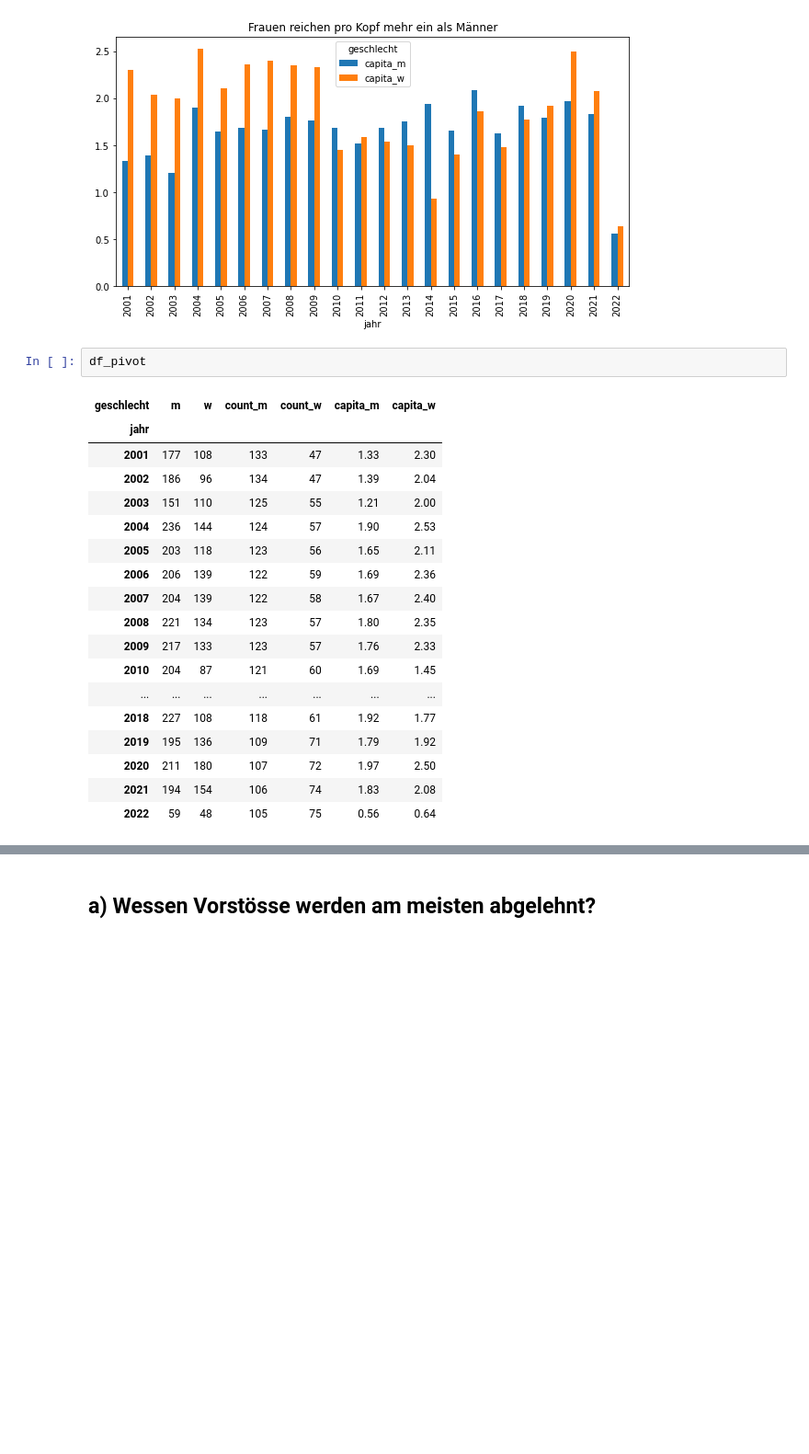
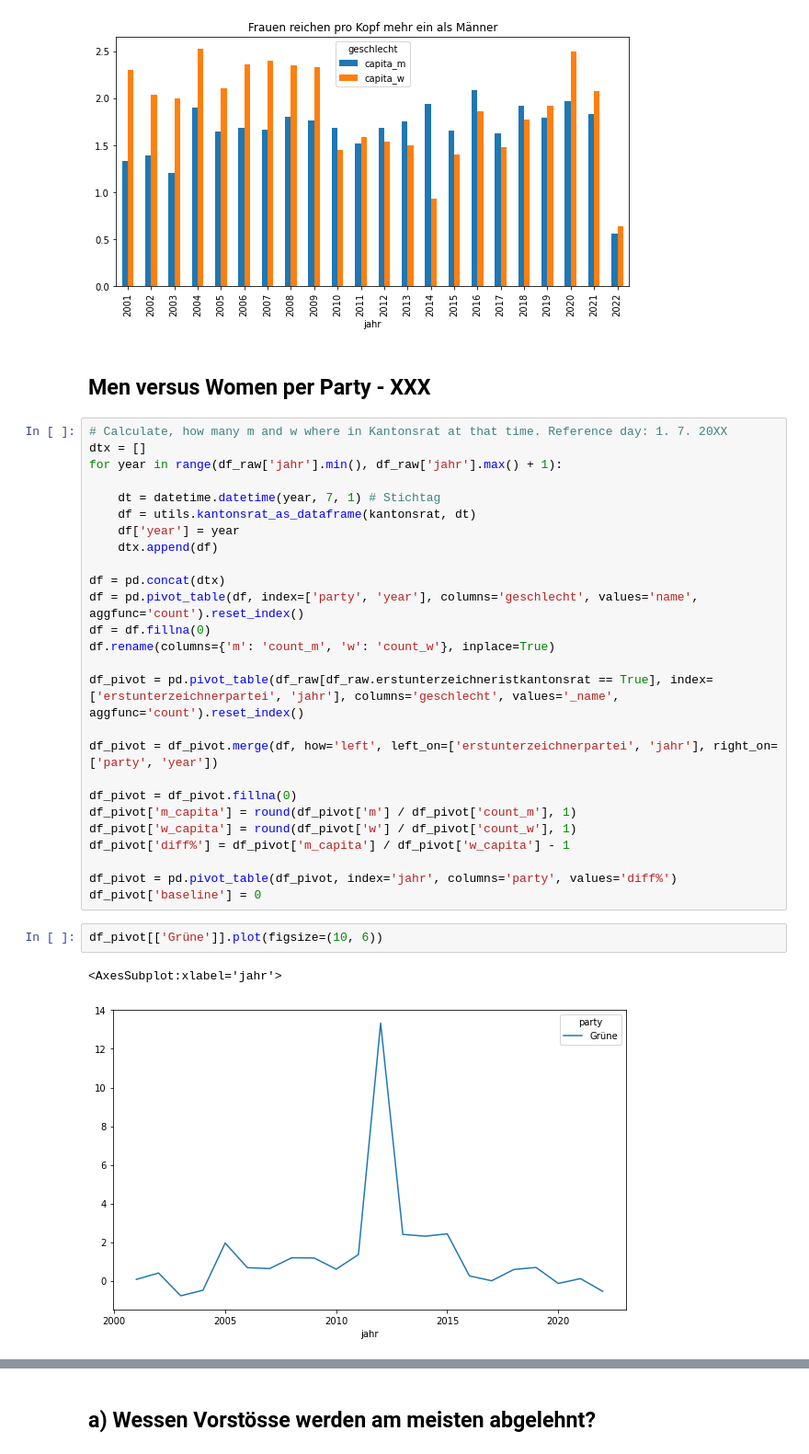
Before and after one commit to simonhuwiler/nzz_zh_kantonsrat, a Jupyter notebook: src/7_geschaefte_analyse.ipynb, the cells around one changed output, grey strips where cells are left out. Shown: that part at 92% size. Cells and saved outputs as stored; diff of their text form; blank space fills up the shorter version.

```diff
--- a/src/7_geschaefte_analyse.ipynb
+++ b/src/7_geschaefte_analyse.ipynb
@@ -179,24 +159,36 @@ df_pivot[['capita_m', 'capita_w']].plot.bar(figsize=(10, 5), title='Frauen reich
 df_pivot.to_csv(csv_path / 'geschaefte_per_capita.csv')
 # %% [output]
 [figure]
-# %%
-df_pivot
-# %% [output]
-| geschlecht | m | w | count_m | count_w | capita_m | capita_w |
-| jahr |  |  |  |  |  |  |
-| 2001 | 177 | 108 | 133 | 47 | 1.33 | 2.30 |
-| 2002 | 186 | 96 | 134 | 47 | 1.39 | 2.04 |
-| 2003 | 151 | 110 | 125 | 55 | 1.21 | 2.00 |
-| 2004 | 236 | 144 | 124 | 57 | 1.90 | 2.53 |
-| 2005 | 203 | 118 | 123 | 56 | 1.65 | 2.11 |
-| 2006 | 206 | 139 | 122 | 59 | 1.69 | 2.36 |
-| 2007 | 204 | 139 | 122 | 58 | 1.67 | 2.40 |
-| 2008 | 221 | 134 | 123 | 57 | 1.80 | 2.35 |
-| 2009 | 217 | 133 | 123 | 57 | 1.76 | 2.33 |
-| 2010 | 204 | 87 | 121 | 60 | 1.69 | 1.45 |
-| ... | ... | ... | ... | ... | ... | ... |
-| 2018 | 227 | 108 | 118 | 61 | 1.92 | 1.77 |
-| 2019 | 195 | 136 | 109 | 71 | 1.79 | 1.92 |
-| 2020 | 211 | 180 | 107 | 72 | 1.97 | 2.50 |
-| 2021 | 194 | 154 | 106 | 74 | 1.83 | 2.08 |
-| 2022 | 59 | 48 | 105 | 75 | 0.56 | 0.64 |
+# %% [markdown]
+## Men versus Women per Party - XXX
+# %%
+# Calculate, how many m and w where in Kantonsrat at that time. Reference day: 1. 7. 20XX
+dtx = []
+for year in range(df_raw['jahr'].min(), df_raw['jahr'].max() + 1):
+
+    dt = datetime.datetime(year, 7, 1) # Stichtag
+    df = utils.kantonsrat_as_dataframe(kantonsrat, dt)
+    df['year'] = year
+    dtx.append(df)
+
+df = pd.concat(dtx)
+df = pd.pivot_table(df, index=['party', 'year'], columns='geschlecht', values='name', aggfunc='count').reset_index()
+df = df.fillna(0)
+df.rename(columns={'m': 'count_m', 'w': 'count_w'}, inplace=True)
+
+df_pivot = pd.pivot_table(df_raw[df_raw.erstunterzeichneristkantonsrat == True], index=['erstunterzeichnerpartei', 'jahr'], columns='geschlecht', values='_name', aggfunc='count').reset_index()
+
+df_pivot = df_pivot.merge(df, how='left', left_on=['erstunterzeichnerpartei', 'jahr'], right_on=['party', 'year'])
+
+df_pivot = df_pivot.fillna(0)
+df_pivot['m_capita'] = round(df_pivot['m'] / df_pivot['count_m'], 1)
+df_pivot['w_capita'] = round(df_pivot['w'] / df_pivot['count_w'], 1)
+df_pivot['diff%'] = df_pivot['m_capita'] / df_pivot['w_capita'] - 1
+
+df_pivot = pd.pivot_table(df_pivot, index='jahr', columns='party', values='diff%')
+df_pivot['baseline'] = 0
+# %%
+df_pivot[['Grüne']].plot(figsize=(10, 6))
+# %% [output]
+<AxesSubplot:xlabel='jahr'>
+[figure, added]
```
Also changed, not shown: parts of 14 cells of this notebook, 1 other file.
